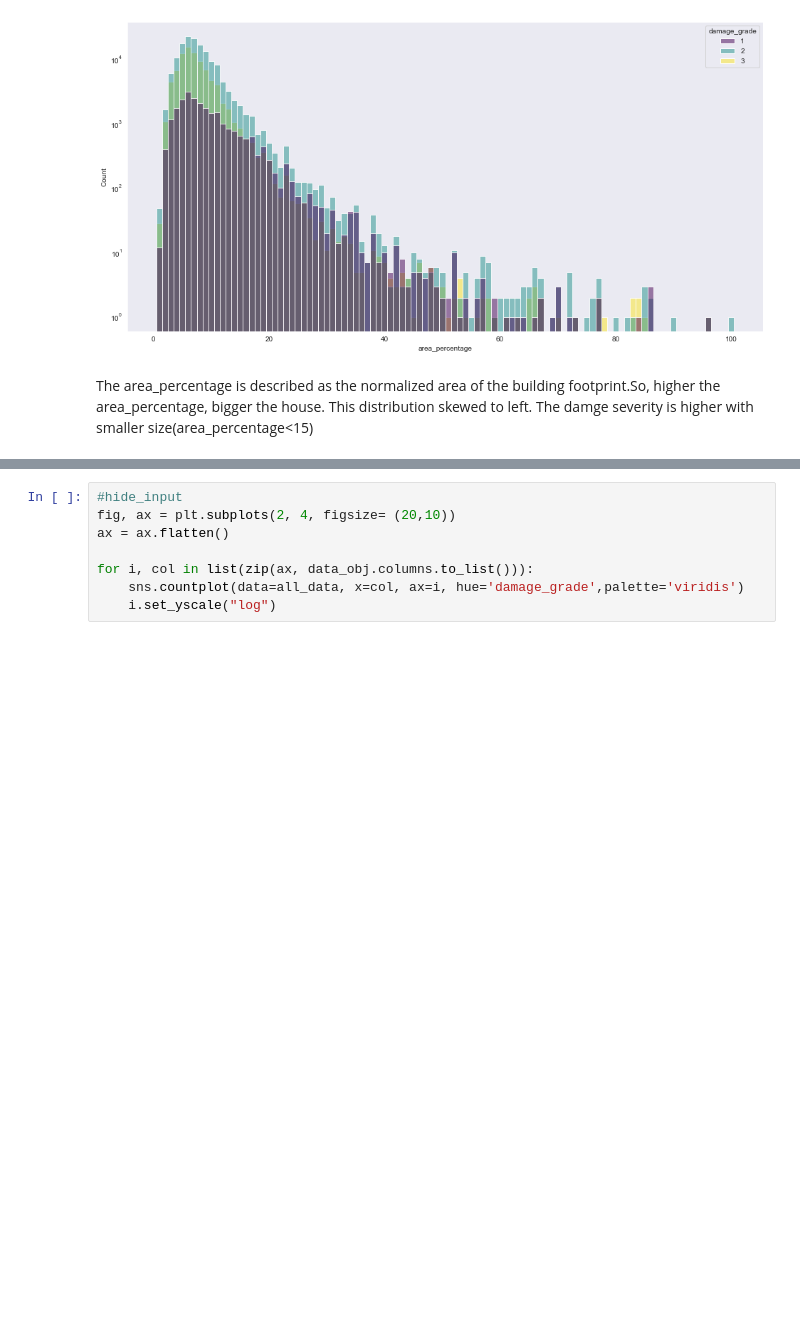
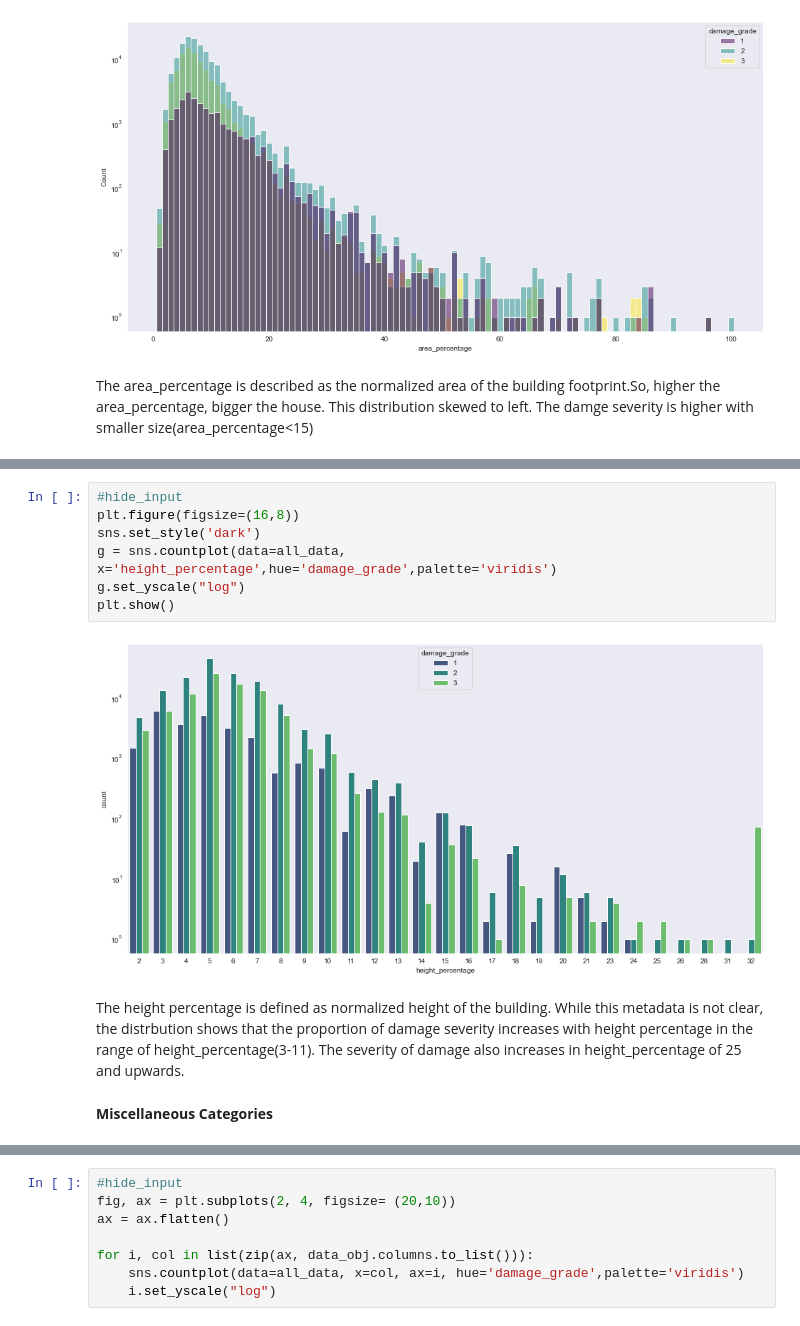
Before and after one commit to arkhnl/fastpages_, a Jupyter notebook: _notebooks/EQ_EDA.ipynb, the cells around one changed output, grey strips where cells are left out. Saved outputs shown, nothing was run; the diff lists cells and outputs as text; blank space fills up the shorter version.

```diff
--- a/_notebooks/EQ_EDA.ipynb
+++ b/_notebooks/EQ_EDA.ipynb
@@ -187,3 +204,16 @@ The area_percentage is described as the normalized area of the building footprin
+# %%
+#hide_input
+plt.figure(figsize=(16,8))
+sns.set_style('dark')
+g = sns.countplot(data=all_data, x='height_percentage',hue='damage_grade',palette='viridis')
+g.set_yscale("log")
+plt.show()
+# %% [output]
+[figure, added]
+# %% [markdown]
+The height percentage is defined as normalized height of the building. While this metadata is not clear, the distrbution shows that the proportion of damage severity increases with height percentage in the range of height_percentage(3-11). The severity of damage also increases in height_percentage of 25 and upwards.
+# %% [markdown]
+**Miscellaneous Categories**
 # %%
 #hide
 data_obj = all_data.select_dtypes('object')
```
Also changed, not shown: parts of 17 cells of this notebook.
